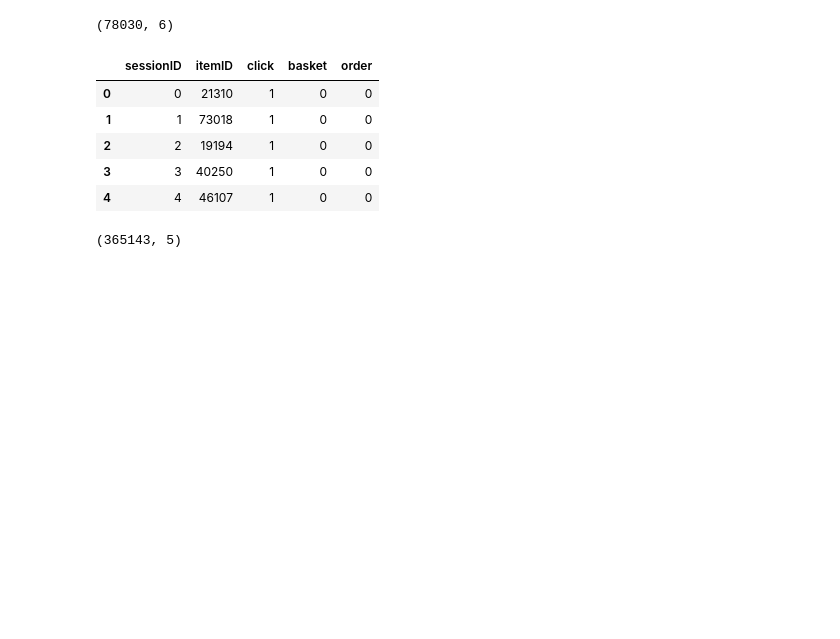
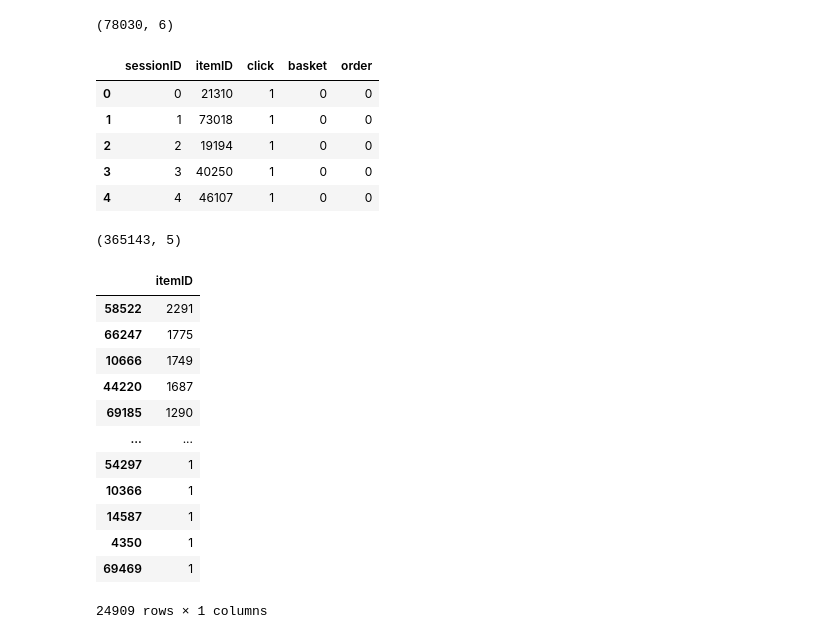
Before and after one commit to manu675/Data_Mining_Cup_Prudsys_21, a Jupyter notebook: data_exploration.ipynb, the cells around one changed output. Drawn from its saved outputs; the diff is of its cells as text; code cells hidden in the pictures; blank space fills up the shorter version.

```diff
--- a/data_exploration.ipynb
+++ b/data_exploration.ipynb
@@ -100,3 +89,20 @@ transactions_df.head()
 transactions_df.shape
 # %% [output]
 (365143, 5)
+# %%
+#Count of each items occurence in transactions
+transactions_df['itemID'].value_counts().sort_values(ascending=False).to_frame()
+# %% [output]
+|  | itemID |
+| 58522 | 2291 |
+| 66247 | 1775 |
+| 10666 | 1749 |
+| 44220 | 1687 |
+| 69185 | 1290 |
+| ... | ... |
+| 54297 | 1 |
+| 10366 | 1 |
+| 14587 | 1 |
+| 4350 | 1 |
+| 69469 | 1 |
+24909 rows × 1 columns
```
Also changed, not shown: parts of 11 cells of this notebook.
